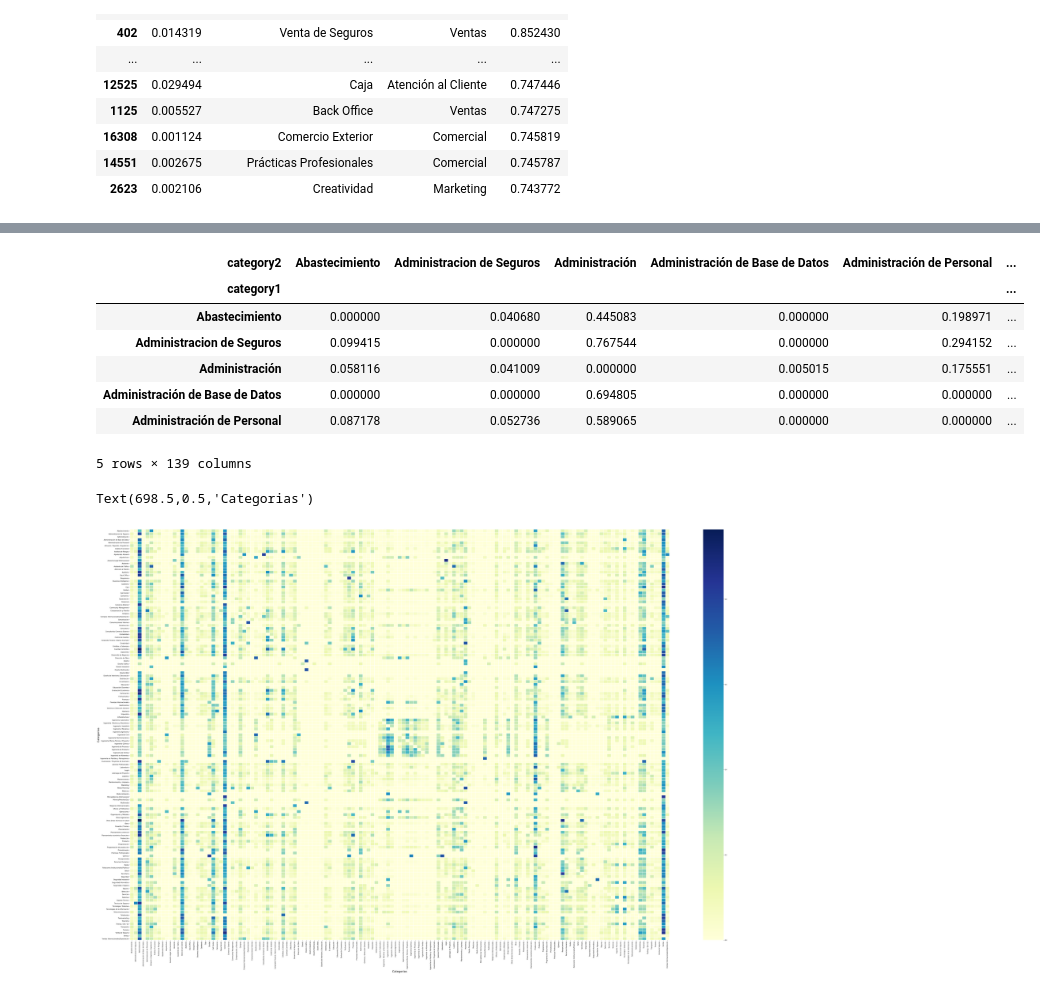
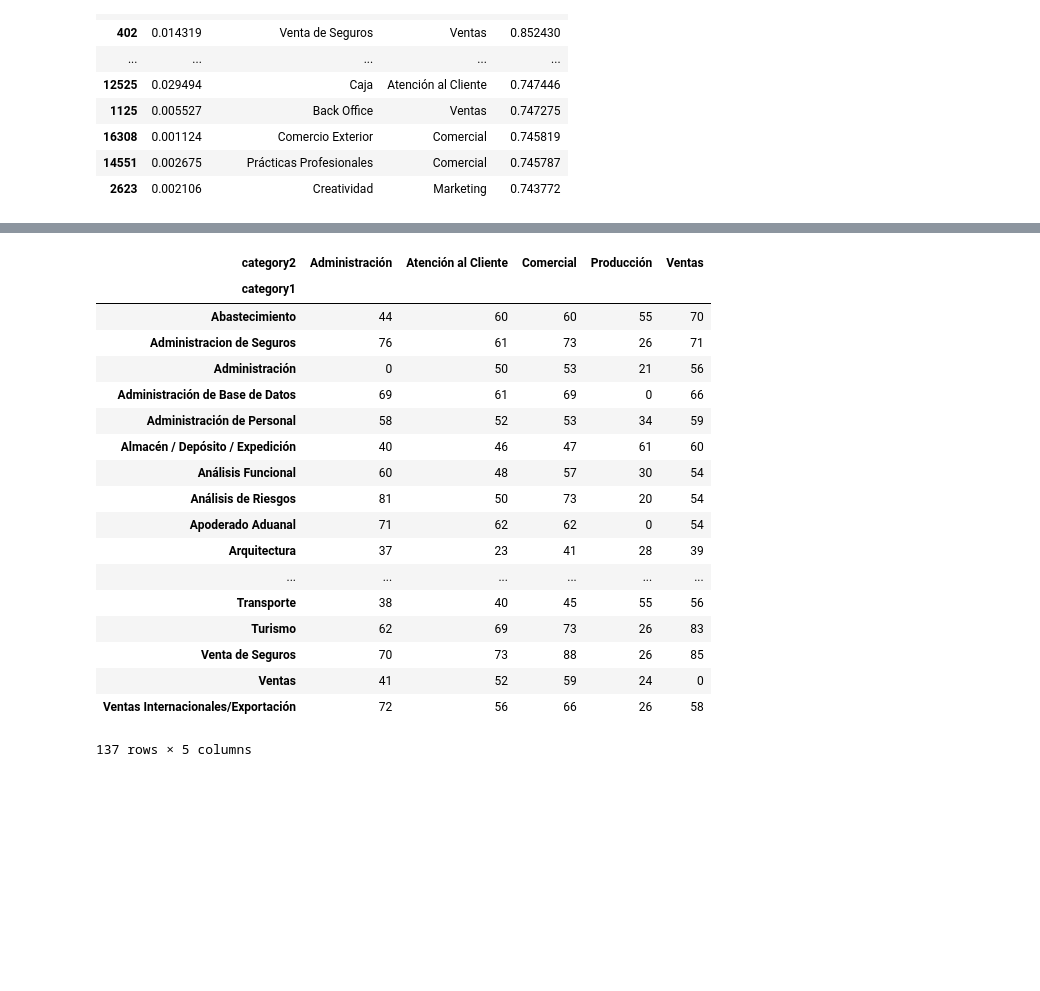
Before and after one commit to alepenaa94/TP-Datos, a Jupyter notebook: OrgatosTP1.ipynb, the cells around one changed output, grey strips where cells are left out. Cells and saved outputs as stored; diff of their text form; code cells hidden in the pictures; blank space fills up the shorter version.

```diff
--- a/OrgatosTP1.ipynb
+++ b/OrgatosTP1.ipynb
@@ -1019,7 +1113,7 @@ apriori_result.nlargest(60, 'confidence')
 | 14551 | 0.002675 | Prácticas Profesionales | Comercial | 0.745787 |
 | 2623 | 0.002106 | Creatividad | Marketing | 0.743772 |
 # %%
-apriori_result['tuple'] = apriori_result['category1'] + ' --> ' + apriori_result['category2']
+apriori_result['tuple'] = apriori_result['category1'] + ' -> ' + apriori_result['category2']
 # %%
 apriori_result.head()
 # %% [output]
@@ -1049,21 +1178,28 @@ working_data = pd.pivot_table(apriori_result, index='category1', columns='catego
+# %%
+working_list = ['Producción', 'Administración', 'Atención al Cliente', 'Comercial', 'Ventas']
+
+working_data = apriori_result[apriori_result['category2'].apply(lambda x: x in working_list)]
+working_data = pd.pivot_table(working_data, index='category1', columns='category2',values='confidence', fill_value=0.0)
+working_data = (working_data*100).astype('int8') # Lo paso a porcentaje para mejor entendimiento en el grafico
 # %%
-working_data.head()
+working_data
 # %% [output]
-| category2 | Abastecimiento | Administracion de Seguros | Administración | Administración de Base de Datos | Administración de Personal | ... |
-| category1 |  |  |  |  |  | ... |
-| Abastecimiento | 0.000000 | 0.040680 | 0.445083 | 0.000000 | 0.198971 | ... |
-| Administracion de Seguros | 0.099415 | 0.000000 | 0.767544 | 0.000000 | 0.294152 | ... |
-| Administración | 0.058116 | 0.041009 | 0.000000 | 0.005015 | 0.175551 | ... |
-| Administración de Base de Datos | 0.000000 | 0.000000 | 0.694805 | 0.000000 | 0.000000 | ... |
-| Administración de Personal | 0.087178 | 0.052736 | 0.589065 | 0.000000 | 0.000000 | ... |
+| category2 | Administración | Atención al Cliente | Comercial | Producción | Ventas |
+| category1 |  |  |  |  |  |
+| Abastecimiento | 44 | 60 | 60 | 55 | 70 |
+| Administracion de Seguros | 76 | 61 | 73 | 26 | 71 |
+| Administración | 0 | 50 | 53 | 21 | 56 |
+| Administración de Base de Datos | 69 | 61 | 69 | 0 | 66 |
+| Administración de Personal | 58 | 52 | 53 | 34 | 59 |
+| Almacén / Depósito / Expedición | 40 | 46 | 47 | 61 | 60 |
+| Análisis Funcional | 60 | 48 | 57 | 30 | 54 |
+| Análisis de Riesgos | 81 | 50 | 73 | 20 | 54 |
+| Apoderado Aduanal | 71 | 62 | 62 | 0 | 54 |
+| Arquitectura | 37 | 23 | 41 | 28 | 39 |
+| ... | ... | ... | ... | ... | ... |
+| Transporte | 38 | 40 | 45 | 55 | 56 |
+| Turismo | 62 | 69 | 73 | 26 | 83 |
+| Venta de Seguros | 70 | 73 | 88 | 26 | 85 |
+| Ventas | 41 | 52 | 59 | 24 | 0 |
+| Ventas Internacionales/Exportación | 72 | 56 | 66 | 26 | 58 |
-5 rows × 139 columns
+137 rows × 5 columns
-# %%
-fig, ax = plt.subplots(figsize=(80,50))
-
-g = sns.heatmap(working_data,  cmap="YlGnBu", ax=ax, linewidths=.5)
-g.set_title("Relacion entre categorias", fontsize=22, color='white')
-g.set_xlabel("Categorias", fontsize=18)
-g.set_ylabel("Categorias", fontsize=18)
-# %% [output]
-Text(698.5,0.5,'Categorias')
-[figure, removed]
```
Also changed, not shown: parts of 44 cells of this notebook.
